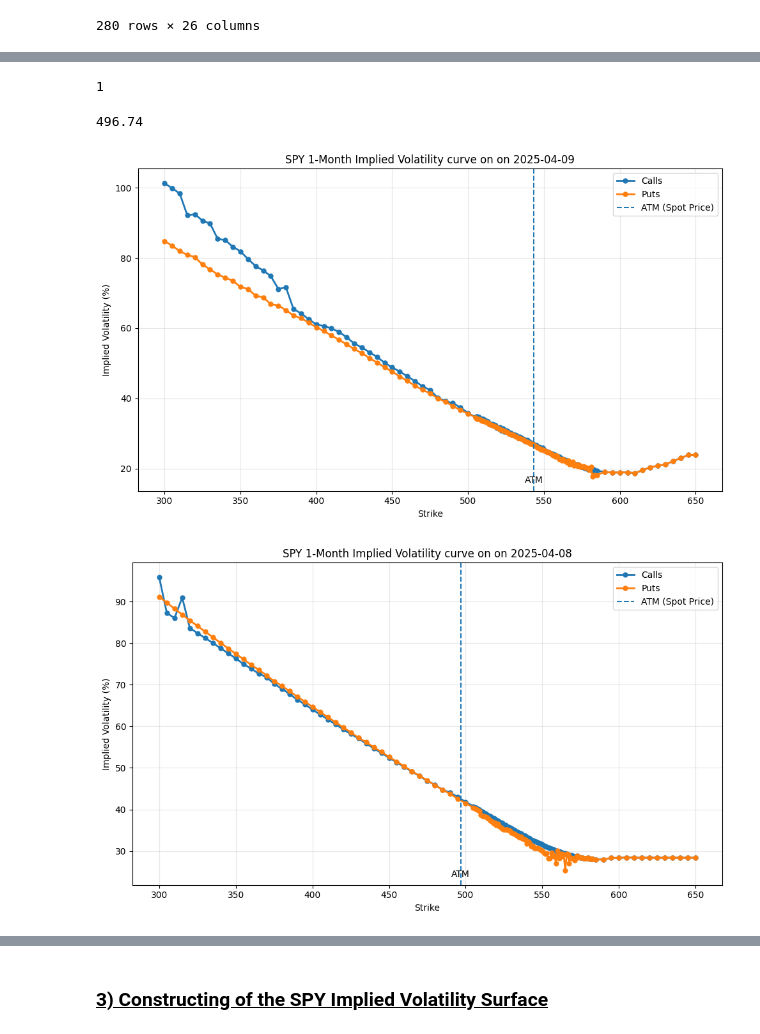
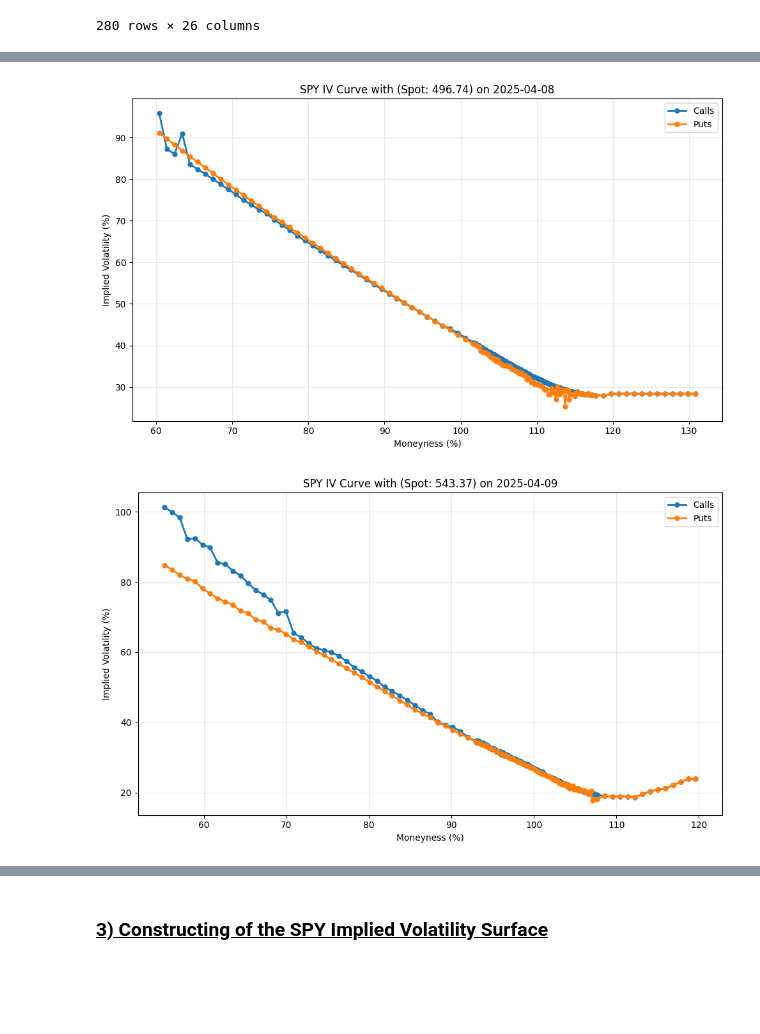
Before and after one commit to yangyee-hub/options-bullish-risk-reversal-strategy-analysis, a Jupyter notebook: code/0_option_chain_data_exploration_and_preprocessing.ipynb, the cells around one changed output, grey strips where cells are left out. Cells and saved outputs as stored; diff of their text form; code cells hidden in the pictures; blank space fills up the shorter version.

Commit message:
Option Trade Scenario Analysis Update and minor fix

```diff
--- a/code/0_option_chain_data_exploration_and_preprocessing.ipynb
+++ b/code/0_option_chain_data_exploration_and_preprocessing.ipynb
@@ -82,7 +82,7 @@ def get_eod_option_series(
     )
 
     if save_path:
-        df.to_csv(save_path)
+        df.to_csv(save_path, index=False)
 
     return df
 # %%
@@ -337,31 +360,0 @@ def plot_iv_term_structure_two_df(call_df, put_df, date, dte_col ="dte", iv_col=
-# %%
-df_call_one_day_before = get_eod_option_series(
-    symbol=ticker,
-    trade_date=one_day_before,
-    dte_from=duartion-1,
-    dte_to=duartion+1,
-    moneyness_from=-100,
-    moneyness_to=100,
-    call_put="C",
-    save_path=None
-)
-
-
-df_put_one_day_before = get_eod_option_series(
-    symbol=ticker,
-    trade_date=one_day_before,
-    dte_from=duartion-1,
-    dte_to=duartion+1,
-    moneyness_from=-100,
-    moneyness_to=100,
-    call_put="P",
-    save_path=save_path
-)
-# %%
-#Check that the underlying price of the asset yesterday is the same provided by the option chain api
-print(len(list(set(df_put_one_day_before['underlying_price']) & set(df_call_one_day_before['underlying_price']))))
-spot_yst = list(set(df_put_one_day_before['underlying_price']) & set(df_call_one_day_before['underlying_price']))[0]
-spot_yst
-# %% [output]
-1
-496.74
@@ -368,7 +498,20 @@ spot_yst
 # %%
-plot_iv_curve_two_df(df_call, df_put, spot_today, start_date)
-plot_iv_curve_two_df(df_call_one_day_before, df_put_one_day_before, spot_yst, one_day_before)
+plot_iv_call_and_put(
+    df_call_one_day_before,
+    df_put_one_day_before,
+    mode="moneyness",
+    underlying_price=spot_yst,
+    date=one_day_before
+)
+
+plot_iv_call_and_put(
+    df_call,
+    df_put,
+    mode="moneyness",
+    underlying_price=spot_today,
+    date=start_date
+)
 # %% [output]
-[figure, old version]
+[figure, new version]
-[figure, old version]
+[figure, new version]
 # %% [markdown]
```
Also changed, not shown: parts of 20 cells of this notebook, 8 other files.
